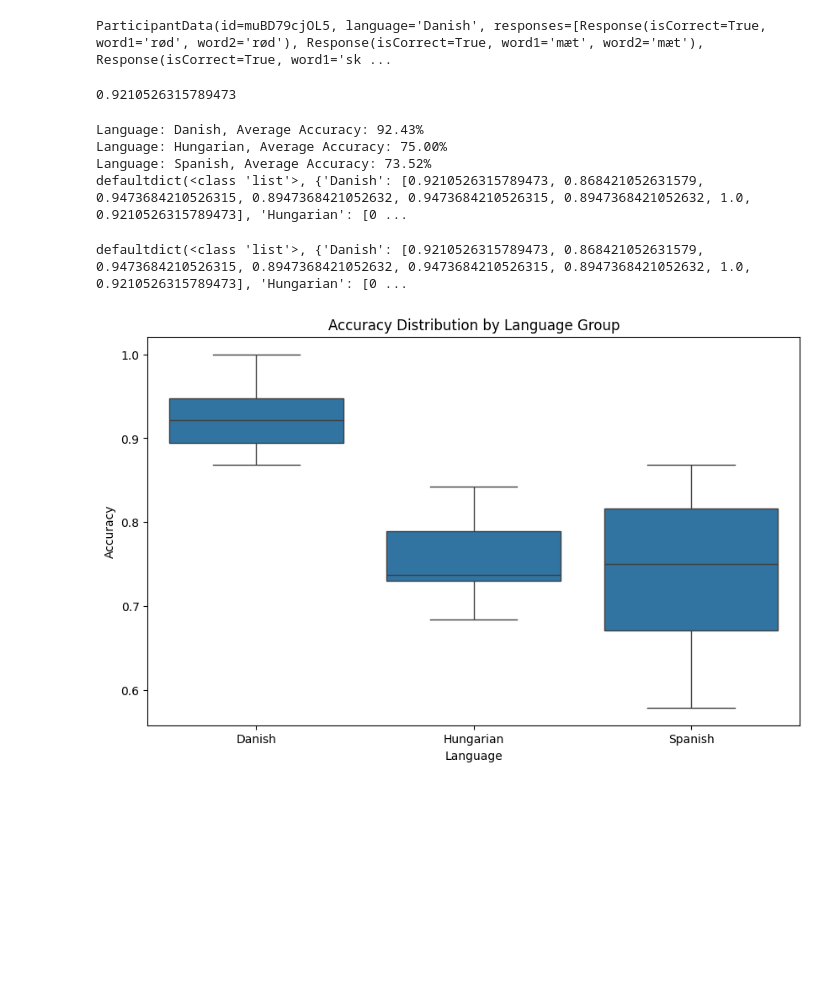
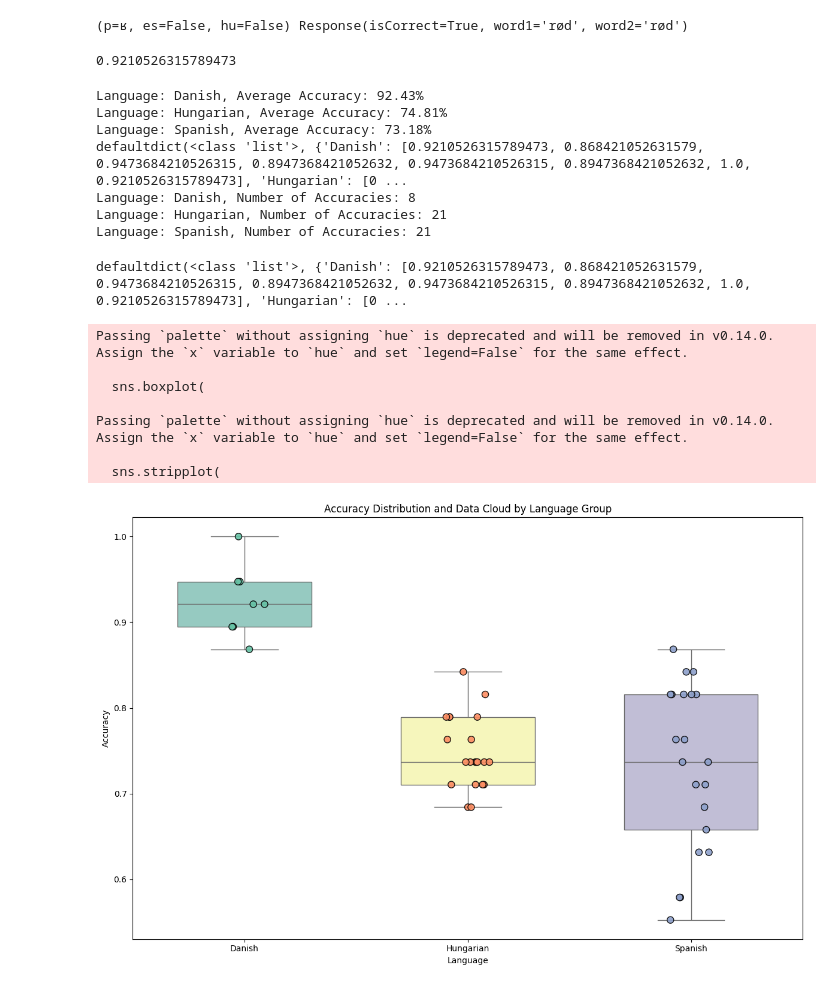
Before and after one commit to GyongyosiMark/ECS-experiment, a Jupyter notebook: data_processing.ipynb, the cells around one changed output. Drawn from its saved outputs; the diff is of its cells as text; code cells hidden in the pictures; blank space fills up the shorter version.

Commit message:
add phonemes to responses, latest data

```diff
--- a/data_processing.ipynb
+++ b/data_processing.ipynb
@@ -70,8 +70,10 @@ pairs_phonemes = {
     ('før', 'fær'): phonemes['æ']
 }
 
-print(f"Total pairs: {len(pairs_phonemes)}")
+# print(f"Total pairs: {len(pairs_phonemes)}")
 
-for pair, p in pairs_phonemes.items():
-    print(f"{pair} : {p}")
+# for pair, p in pairs_phonemes.items():
+#     print(f"{pair} : {p}")
+
+print(pairs_phonemes[("løg", "ly")])
 # %% [output]
@@ -138,6 +119,7 @@ class Response:
         self.is_correct = is_correct
         self.word1 = word1
         self.word2 = word2
+        self.phoneme = pairs_phonemes[(word1, word2)]
 
     def __repr__(self):
         return (
@@ -171,9 +153,9 @@ participants: List[ParticipantData] = []
 # Process each row in the dataframe
 for _, row in df.iterrows():
     # Extract participant-level data
-    participant_id = row["id"]
-    language = row["language"]
-    responses_json = row["response"]
+    participant_id = row["Participant ID"]
+    language = row["L1"]
+    responses_json = row["Data"]
 
     responses_data = json.loads(responses_json)
     participant = ParticipantData(participant_id, language)
@@ -190,9 +172,9 @@ for _, row in df.iterrows():
     participants.append(participant)
 
 # Accessing the first response of the first participant
-print(participants[0])
+print(participants[0].responses[0].phoneme, participants[0].responses[0])
 # %% [output]
-ParticipantData(id=muBD79cjOL5, language='Danish', responses=[Response(isCorrect=True, word1='rød', word2='rød'), Response(isCorrect=True, word1='mæt', word2='mæt'), Response(isCorrect=True, word1='sk ...
+(p=ʁ, es=False, hu=False) Response(isCorrect=True, word1='rød', word2='rød')
 # %%
 from collections import defaultdict
 
@@ -228,11 +210,17 @@ for language, avg_accuracy in average_accuracies.items():
     print(f"Language: {language}, Average Accuracy: {avg_accuracy:.2%}")
 
 print (language_accuracies)
+
+for language, accuracies in language_accuracies.items():
+    print(f"Language: {language}, Number of Accuracies: {len(accuracies)}")
 # %% [output]
 Language: Danish, Average Accuracy: 92.43%
-Language: Hungarian, Average Accuracy: 75.00%
-Language: Spanish, Average Accuracy: 73.52%
+Language: Hungarian, Average Accuracy: 74.81%
+Language: Spanish, Average Accuracy: 73.18%
 defaultdict(<class 'list'>, {'Danish': [0.9210526315789473, 0.868421052631579, 0.9473684210526315, 0.8947368421052632, 0.9473684210526315, 0.8947368421052632, 1.0, 0.9210526315789473], 'Hungarian': [0 ...
+Language: Danish, Number of Accuracies: 8
+Language: Hungarian, Number of Accuracies: 21
+Language: Spanish, Number of Accuracies: 21
 # %%
 from collections import defaultdict
 import matplotlib.pyplot as plt
@@ -246,35 +234,63 @@ language_accuracies: Dict[str, List[float]] = defaultdict(list)
 # Example of a participant data structure
 # Assuming 'calculate_participant_accuracy' returns accuracy for a participant
 for participant in participants:
     accuracy = calculate_participant_accuracy(participant)
     language_accuracies[participant.language].append(accuracy)
 
 # If this works correctly, print the dictionary to check the structure
 print(language_accuracies)
 
 # Prepare the data for plotting
 data = {
     "Language": [],
     "Accuracy": [],
 }
 
 # Flatten the data into the format needed for seaborn
 for language, accuracies in language_accuracies.items():
     data["Language"].extend([language] * len(accuracies))
     data["Accuracy"].extend(accuracies)
 
 # Convert to DataFrame
 df = pd.DataFrame(data)
 
 # Create a boxplot
-plt.figure(figsize=(10, 6))
-sns.boxplot(x="Language", y="Accuracy", data=df)
+plt.figure(figsize=(12, 8))
+sns.boxplot(
+    x="Language",
+    y="Accuracy",
+    data=df,
+    palette="Set3",
+    showfliers=False,
+    width=0.6,  # Make boxplots slightly narrower to enhance distinction
+)
 
-# Customize plot
-plt.title("Accuracy Distribution by Language Group")
+# Overlay the data cloud with a stripplot
+sns.stripplot(
+    x="Language",
+    y="Accuracy",
+    data=df,
+    jitter=True,
+    size=8,  # Increase dot size
+    alpha=0.9,  # Make dots less transparent
+    palette="Set2",
+    edgecolor="black",  # Add a black edge for better visibility
+    linewidth=1,  # Slightly thicker edges
+)
+
+# Customize the plot
+plt.title("Accuracy Distribution and Data Cloud by Language Group")
 plt.xlabel("Language")
 plt.ylabel("Accuracy")
+plt.tight_layout()
 plt.show()
 # %% [output]
 defaultdict(<class 'list'>, {'Danish': [0.9210526315789473, 0.868421052631579, 0.9473684210526315, 0.8947368421052632, 0.9473684210526315, 0.8947368421052632, 1.0, 0.9210526315789473], 'Hungarian': [0 ...
+Passing `palette` without assigning `hue` is deprecated and will be removed in v0.14.0. Assign the `x` variable to `hue` and set `legend=False` for the same effect.
+
+  sns.boxplot(
+
+Passing `palette` without assigning `hue` is deprecated and will be removed in v0.14.0. Assign the `x` variable to `hue` and set `legend=False` for the same effect.
+
+  sns.stripplot(
-[figure, old version]
+[figure, new version]
```
Also changed, not shown: parts of 2 cells of this notebook, 1 other file.
